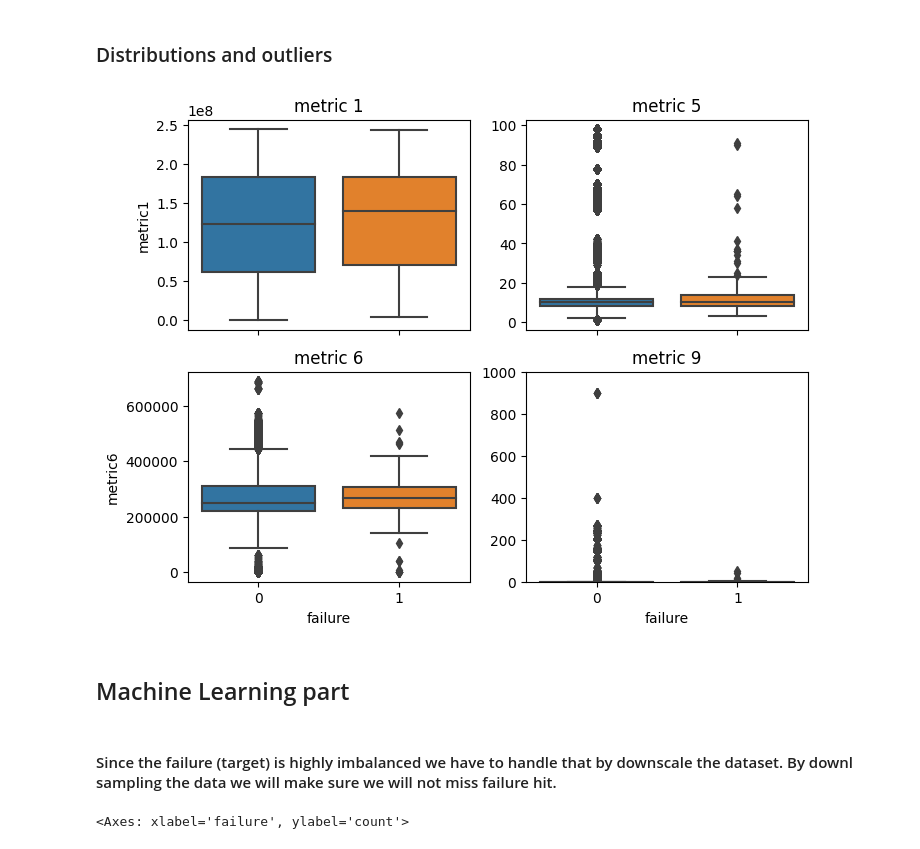
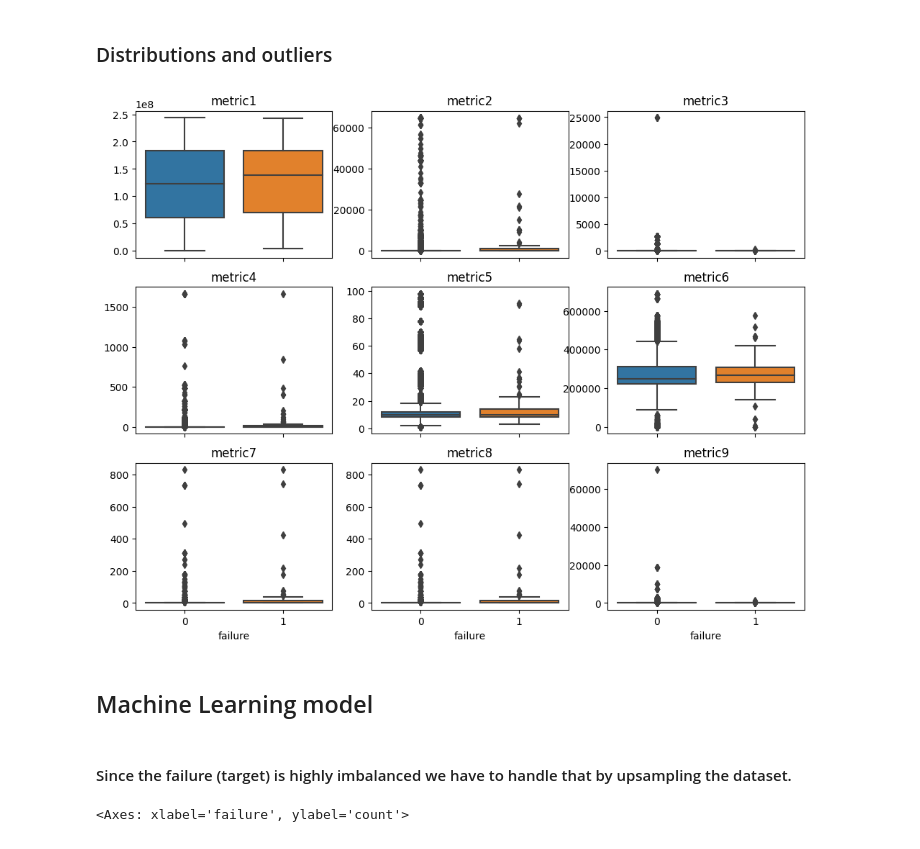
Before and after one commit to Genet-Abay/PredictiveMaintainance, a Jupyter notebook: analysis.ipynb, the cells around one changed output. Drawn from its saved outputs; the diff is of its cells as text; code cells hidden in the pictures.

```diff
--- a/analysis.ipynb
+++ b/analysis.ipynb
@@ -139,36 +139,26 @@ Index(['date', 'device', 'failure', 'metric1', 'metric2', 'metric3', 'metric4',
       dtype='object')
 # %% [markdown]
 ### Distributions and outliers
-# %%
-fig, axs = plt.subplots(2,2, figsize=(8,6), sharex=True)
-bp1 = sns.boxplot(x = 'failure', y = 'metric1', data = df, ax=axs[0,0])
-bp1.set(title = "metric 1")
-bp1.set(xlabel=None)
-
-
-
-bp2 = sns.boxplot(x = 'failure', y = 'metric5', data = df, ax=axs[0,1])
-bp2.set(title = "metric 5")
-bp2.set(xlabel=None)
-bp2.set(ylabel=None)
-
-bp3 = sns.boxplot(x = 'failure', y = 'metric6', data = df, ax=axs[1,0])
-bp3.set(title = "metric 6")
-
-bp4 = sns.boxplot(x = 'failure', y = 'metric9', data = df, ax=axs[1,1])
-bp4.set(title = "metric 9")
-bp4.set(ylabel=None)
-bp4.set_ylim(0, 1000)
-
-plt.show()
-# %% [output]
-[figure, removed]
+# %%
+fig, axs = plt.subplots(3,3, figsize=(12,9), sharex=True)
+
+for i in range(0,9):
+    y= df.columns[i+3]
+    p = sns.boxplot(x = 'failure', y = y, data = df, ax=axs[i//3, i%3])
+    p.set(ylabel = None)
+    p.set(title = y)
+    if i//3 != 2:
+        p.set(xlabel = None)
+
+plt.show()
+# %% [output]
+[figure, added]
 # %% [markdown]
-## Machine Learning part
+## Machine Learning model
 # %%
 from sklearn.model_selection import train_test_split
 # %% [markdown]
-#### Since the failure (target) is highly imbalanced we have to handle that by downscale the dataset. By downl sampling the data we will make sure we will not miss failure hit.
+#### Since the failure (target) is highly imbalanced we have to handle that by upsampling the dataset.
 # %%
 sns.countplot(x='failure', data=df)
 # %% [output]
```
Also changed, not shown: parts of 15 cells of this notebook.
